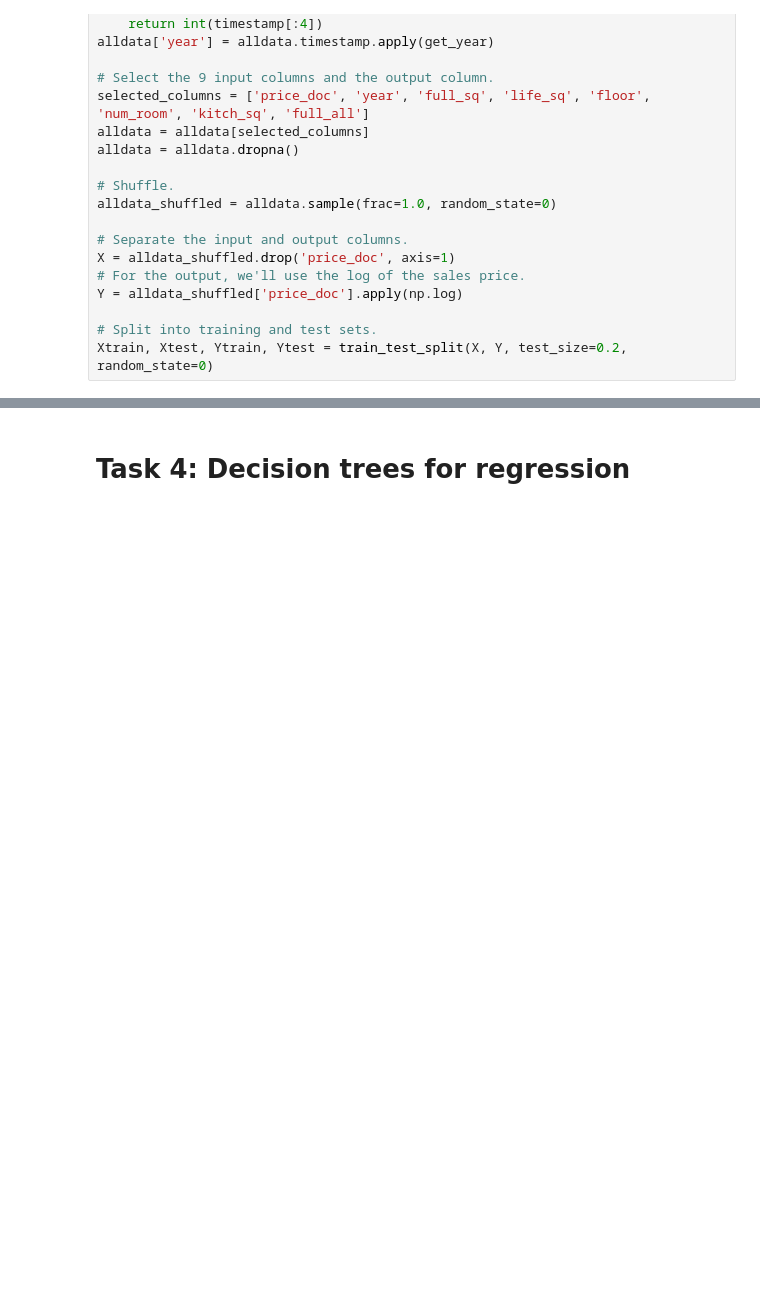
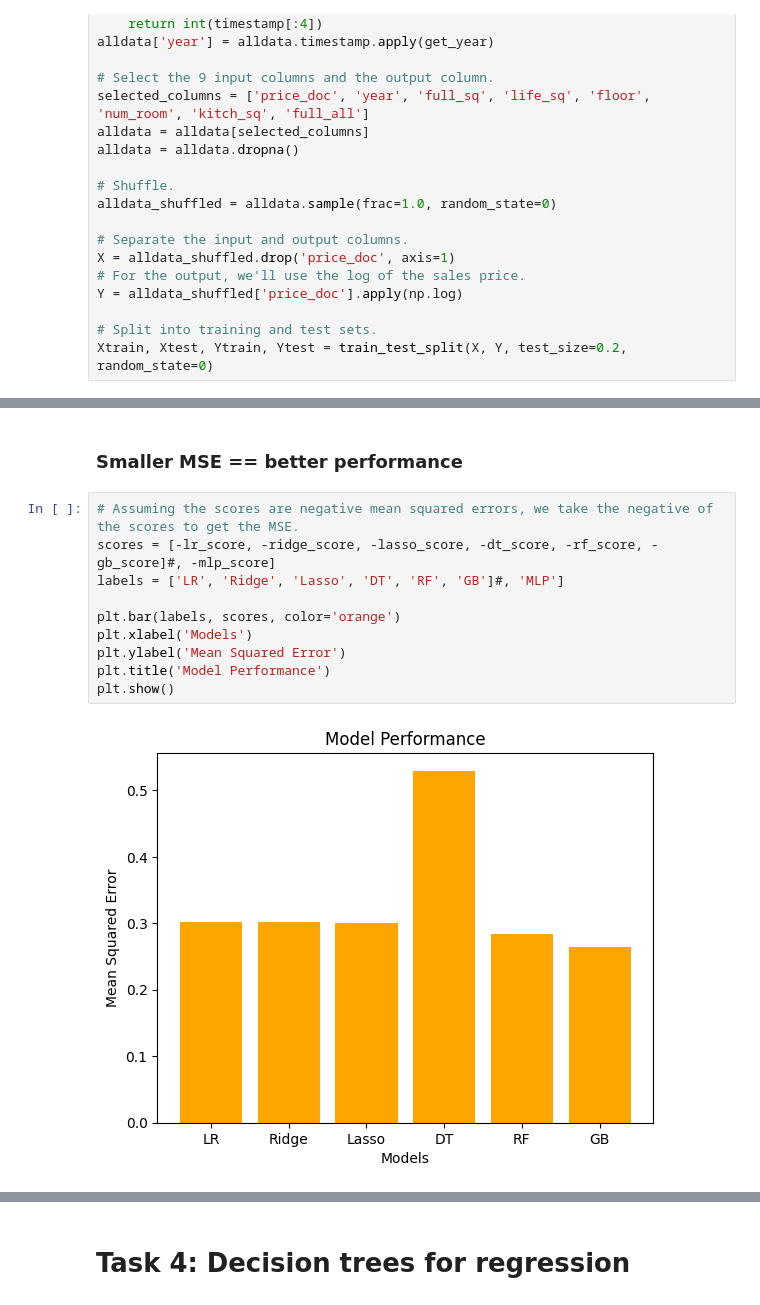
Before and after one commit to Zhiyuan-Holly-ZHANG/Applied-ML-2024, a Jupyter notebook: Assignment/A1.ipynb, the cells around one changed output, grey strips where cells are left out. Drawn from its saved outputs; the diff is of its cells as text; blank space fills up the shorter version.

```diff
--- a/Assignment/A1.ipynb
+++ b/Assignment/A1.ipynb
@@ -272,3 +301,17 @@ cross_validate(m1, Xtrain, Ytrain, scoring='neg_mean_squared_error')
+# %% [markdown]
+### Smaller MSE == better performance
+# %%
+# Assuming the scores are negative mean squared errors, we take the negative of the scores to get the MSE.
+scores = [-lr_score, -ridge_score, -lasso_score, -dt_score, -rf_score, -gb_score]#, -mlp_score]
+labels = ['LR', 'Ridge', 'Lasso', 'DT', 'RF', 'GB']#, 'MLP']
+
+plt.bar(labels, scores, color='orange')
+plt.xlabel('Models')
+plt.ylabel('Mean Squared Error')
+plt.title('Model Performance')
+plt.show()
+# %% [output]
+[figure, added]
 # %%
 from sklearn.metrics import mean_squared_error
 
```
Also changed, not shown: parts of 7 cells of this notebook, 1 other file.
